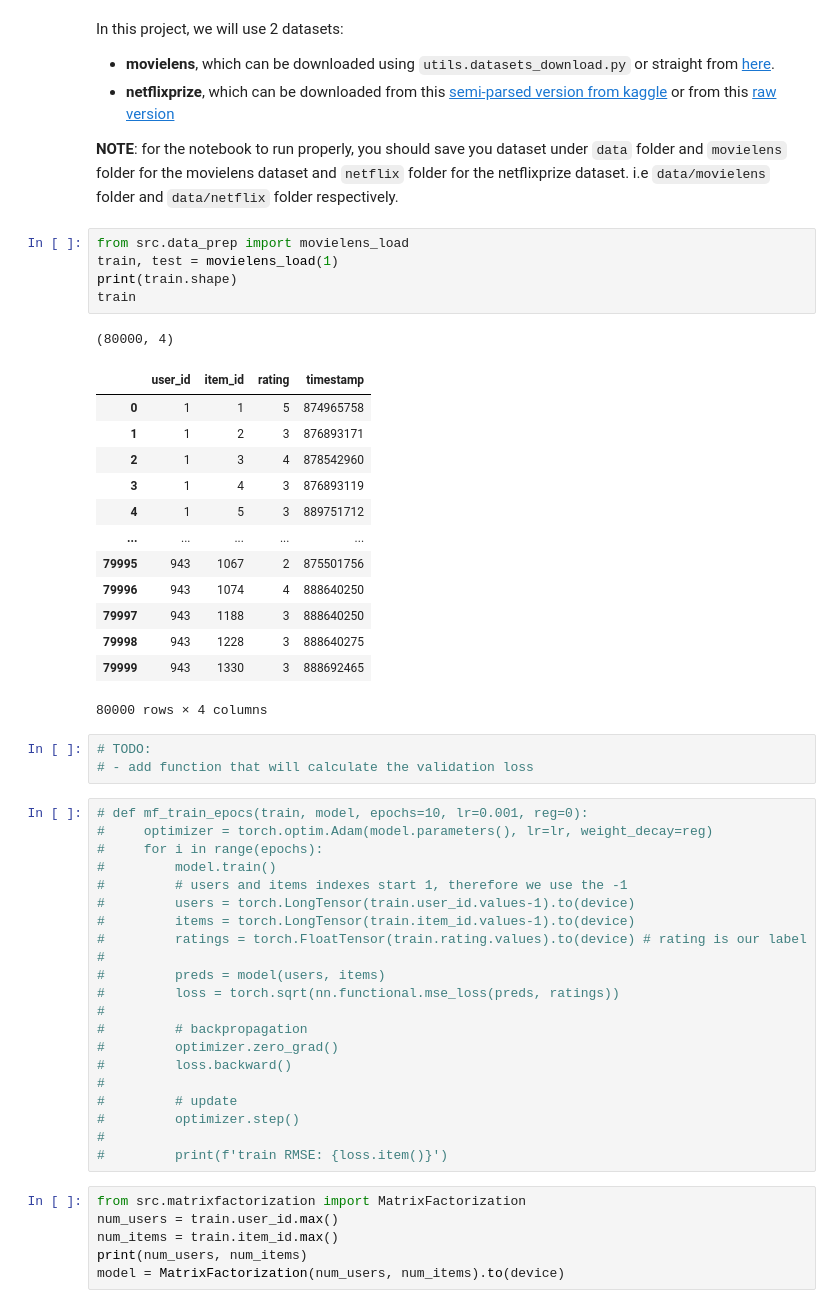
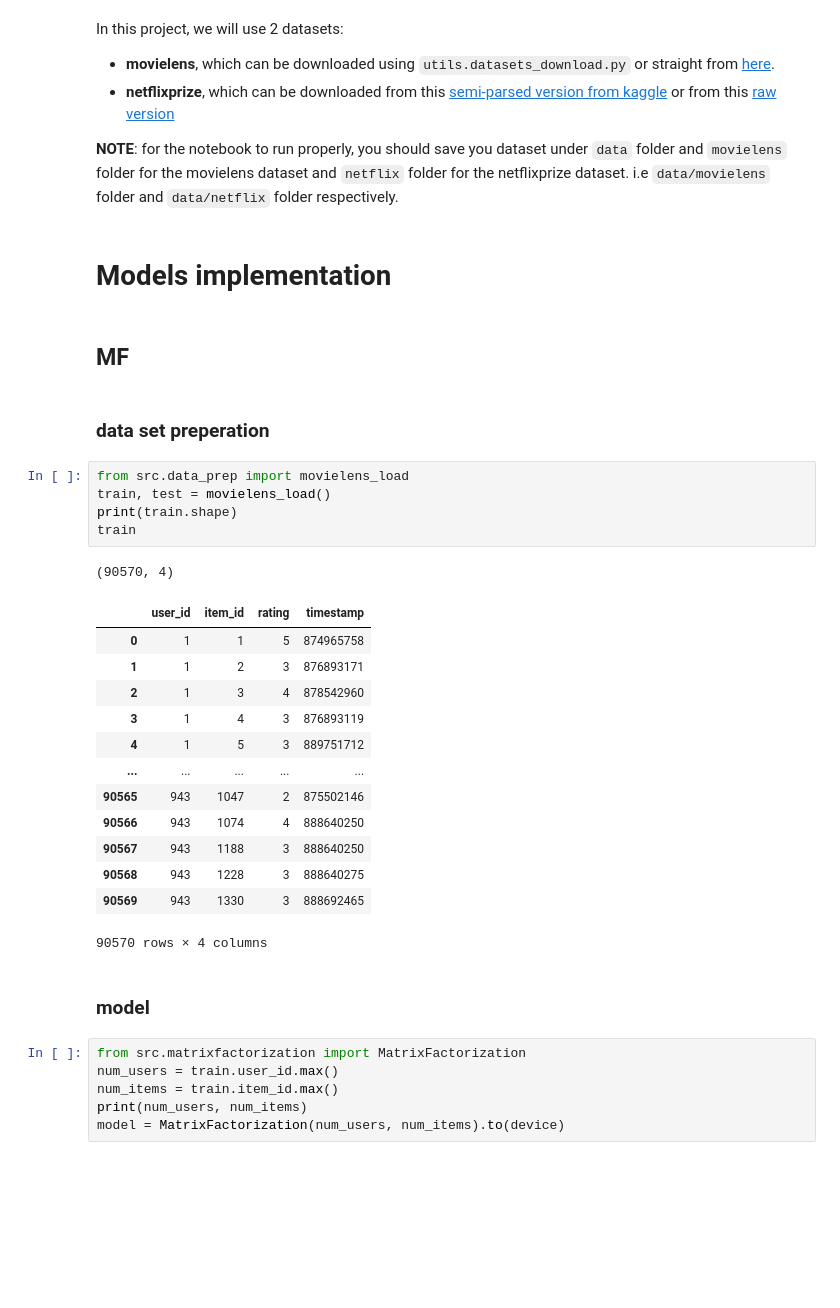
Before and after one commit to freddd1/AutoRec, a Jupyter notebook: driver.ipynb, the cells around one changed output. Saved outputs shown, nothing was run; the diff lists cells and outputs as text; blank space fills up the shorter version.

Commit message:
create Todo list and clean 'driver' notebook

```diff
--- a/driver.ipynb
+++ b/driver.ipynb
@@ -22,50 +44,34 @@ In this project, we will use 2 datasets:
 
 **NOTE**: for the notebook to run properly, you should save you dataset under `data` folder and `movielens` folder for the movielens dataset and `netflix` folder for the netflixprize dataset.
 i.e `data/movielens` folder and `data/netflix` folder respectively.
+# %% [markdown]
+# Models implementation
+# %% [markdown]
+## MF
+# %% [markdown]
+### data set preperation
 # %%
 from src.data_prep import movielens_load
-train, test = movielens_load(1)
+train, test = movielens_load()
 print(train.shape)
 train
 # %% [output]
-(80000, 4)
+(90570, 4)
 |  | user_id | item_id | rating | timestamp |
 | 0 | 1 | 1 | 5 | 874965758 |
 | 1 | 1 | 2 | 3 | 876893171 |
 | 2 | 1 | 3 | 4 | 878542960 |
 | 3 | 1 | 4 | 3 | 876893119 |
 | 4 | 1 | 5 | 3 | 889751712 |
 | ... | ... | ... | ... | ... |
-| 79995 | 943 | 1067 | 2 | 875501756 |
-| 79996 | 943 | 1074 | 4 | 888640250 |
-| 79997 | 943 | 1188 | 3 | 888640250 |
-| 79998 | 943 | 1228 | 3 | 888640275 |
-| 79999 | 943 | 1330 | 3 | 888692465 |
+| 90565 | 943 | 1047 | 2 | 875502146 |
+| 90566 | 943 | 1074 | 4 | 888640250 |
+| 90567 | 943 | 1188 | 3 | 888640250 |
+| 90568 | 943 | 1228 | 3 | 888640275 |
+| 90569 | 943 | 1330 | 3 | 888692465 |
-80000 rows × 4 columns
+90570 rows × 4 columns
-# %%
-# TODO:
-# - add function that will calculate the validation loss
-# %%
-# def mf_train_epocs(train, model, epochs=10, lr=0.001, reg=0):
-#     optimizer = torch.optim.Adam(model.parameters(), lr=lr, weight_decay=reg)
-#     for i in range(epochs):
-#         model.train()
-#         # users and items indexes start 1, therefore we use the -1
-#         users = torch.LongTensor(train.user_id.values-1).to(device)
-#         items = torch.LongTensor(train.item_id.values-1).to(device)
-#         ratings = torch.FloatTensor(train.rating.values).to(device) # rating is our label
-#
-#         preds = model(users, items)
-#         loss = torch.sqrt(nn.functional.mse_loss(preds, ratings))
-#
-#         # backpropagation
-#         optimizer.zero_grad()
-#         loss.backward()
-#
-#         # update
-#         optimizer.step()
-#
-#         print(f'train RMSE: {loss.item()}')
+# %% [markdown]
+### model
 # %%
 from src.matrixfactorization import MatrixFactorization
 num_users = train.user_id.max()
```
Also changed, not shown: parts of 17 cells of this notebook, 4 other files.
